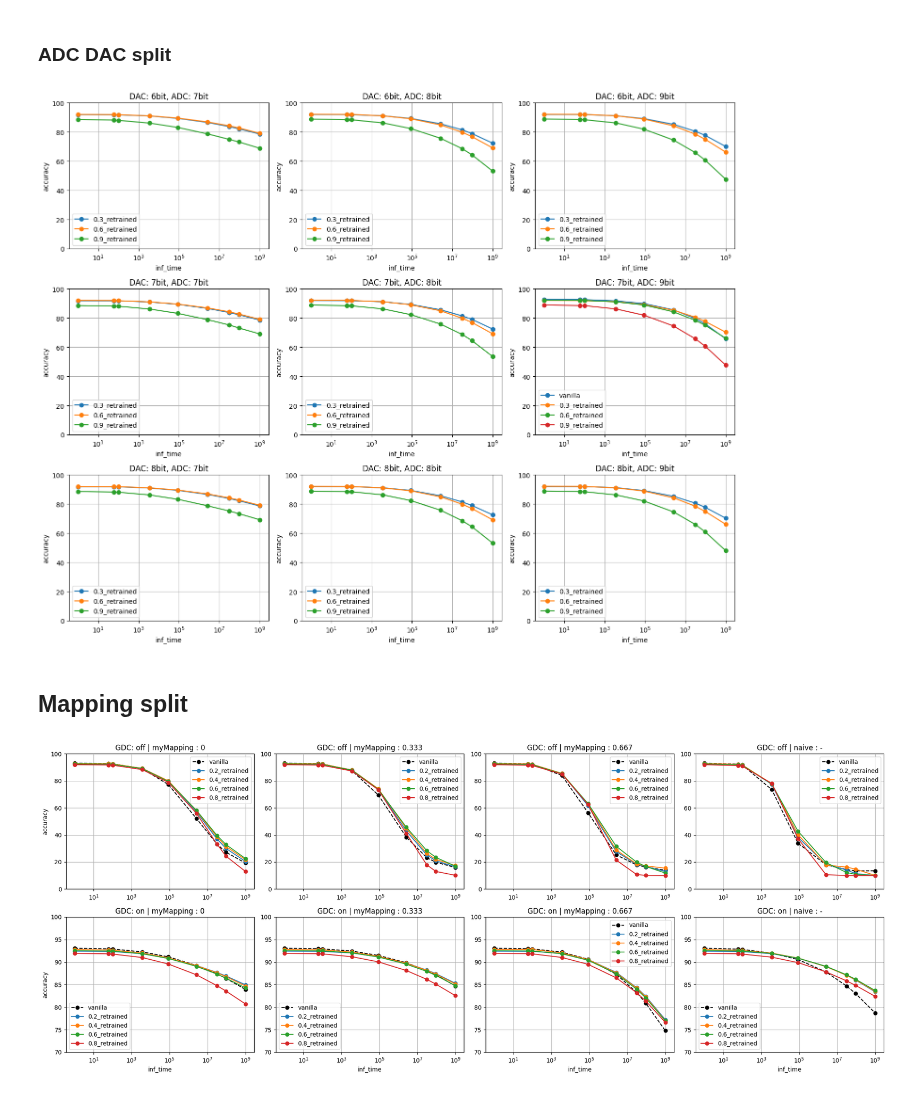
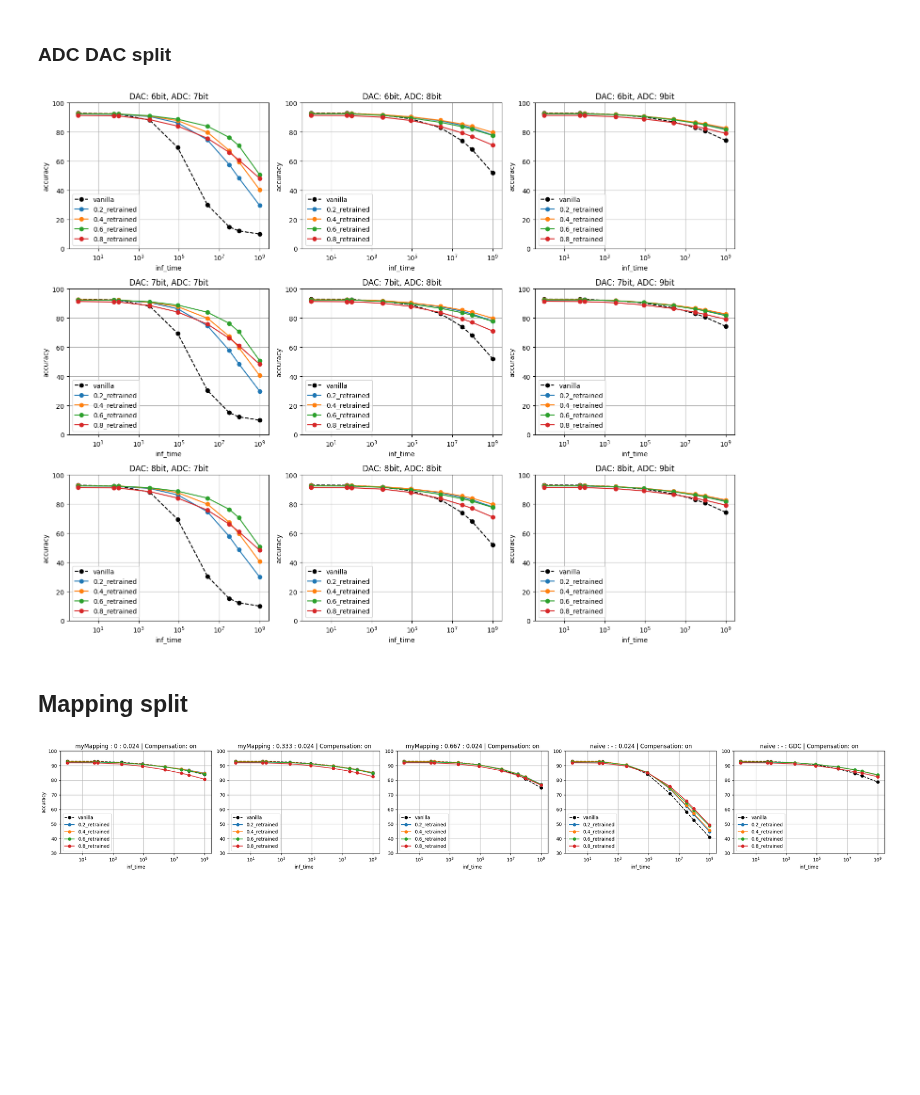
Before and after one commit to PRAM-weight-biasing/PRAM-weight-biasing, a Jupyter notebook: z_data_processing/250710_acc_plot.ipynb, the cells around one changed output. Drawn from its saved outputs; the diff is of its cells as text; code cells hidden in the pictures; blank space fills up the shorter version.

Commit message:
plotting

```diff
--- a/z_data_processing/250710_acc_plot.ipynb
+++ b/z_data_processing/250710_acc_plot.ipynb
@@ -10,13 +22,22 @@ df_raw = df_raw.loc[:, ~df_raw.columns.str.contains("Unnamed:")]
 # %% [markdown]
 ### ADC DAC split
 # %%
+import os
+import numpy as np
+import pandas as pd
+
+file_path = './test_results_r2.5_io.xlsx'
+
+df_raw = pd.read_excel(file_path, engine='openpyxl')
+df_raw = df_raw.loc[:, ~df_raw.columns.str.contains("Unnamed:")]
+
 df = df_raw.copy()
 
 df = df[df['model']=='Resnet18']
 df = df[df['read_noise_scale'] == 0]
 df = df[df['drift_model'] == 'log_rev']
-df = df[df['Gmin']=='default']
-df = df[(df['inp_noise']==0.01)]
+df = df[df['Gmin']==0.1]
+df = df[(df['inp_noise']==0)]
 df = df[(df['GDC']=='on')]
 # %%
 import matplotlib.pyplot as plt
@@ -43,7 +64,11 @@ for i, dac in enumerate(dac_vals):
         subset = df[(df['dac_res'] == dac) & (df['adc_res'] == adc)]
         for model in subset['model_type'].unique():
             model_data = subset[subset['model_type'] == model]
-            ax.plot(model_data['inf_time'], model_data['accuracy'], label=model, marker='o')
+
+            if model=='vanilla':
+                ax.plot(model_data['inf_time'], model_data['accuracy'], label=model, marker='o', color='black', linestyle='--')
+            else:
+                ax.plot(model_data['inf_time'], model_data['accuracy'], label=model, marker='o')
 
         ax.set_title(f'DAC: {dac}, ADC: {adc}')
         ax.set_xlabel('inf_time')
@@ -56,6 +81,6 @@ for i, dac in enumerate(dac_vals):
 plt.tight_layout()
 plt.show()
 # %% [output]
-[figure, old version]
+[figure, new version]
 # %% [markdown]
 ## Mapping split
@@ -74,13 +89,13 @@ import matplotlib.pyplot as plt
 import pandas as pd
 
 # mapping_method 와 distortion_f 를 조합해서 새로운 column 생성
-df['mapping_distortion'] = df['mapping_method'].astype(str) + ' : ' + df['distortion_f'].astype(str)
+df['mapping_distortion'] = df['mapping_method'].astype(str) + ' : ' + df['distortion_f'].astype(str)+' : ' + df['alpha'].astype(str)
 
-# 유일한 값 추출
+# 유일한 값
 gdc_vals = sorted(df['GDC'].unique())
 mapping_distortion_vals = sorted(df['mapping_distortion'].unique())
 
-# GDC (row), mapping_distortion (col)
+# subplot 구조 (row: GDC, column: mapping_distortion)
 fig, axes = plt.subplots(len(gdc_vals), len(mapping_distortion_vals),
                          figsize=(5 * len(mapping_distortion_vals), 4 * len(gdc_vals)),
                          squeeze=False)
@@ -88,35 +103,40 @@ fig, axes = plt.subplots(len(gdc_vals), len(mapping_distortion_vals),
 # plot
 for i, gdc in enumerate(gdc_vals):
     for j, mapping_distortion in enumerate(mapping_distortion_vals):
         ax = axes[i][j]
         subset = df[(df['GDC'] == gdc) & (df['mapping_distortion'] == mapping_distortion)]
+
+        if subset.empty:
+            ax.set_title(f'{mapping_distortion} | Compensation: {gdc}\n(No Data)')
+            ax.axis('off')  # subplot 유지하지만 표시 안 함
+            continue
+
         for model in subset['model_type'].unique():
             model_data = subset[subset['model_type'] == model].sort_values('inf_time')
             if model == 'vanilla':
                 ax.plot(model_data['inf_time'], model_data['accuracy'],
                         label=model, color='black', linestyle='--', marker='o')
             else:
                 ax.plot(model_data['inf_time'], model_data['accuracy'],
                         label=model, marker='o', linestyle='-')
 
-        ax.set_title(f'GDC: {gdc} | {mapping_distortion}')
+        ax.set_title(f'{mapping_distortion} | Compensation: {gdc}')
         if i == len(gdc_vals) - 1:
             ax.set_xlabel('inf_time')
         if j == 0:
             ax.set_ylabel('accuracy')
 
         if gdc == "on":
-            ax.set_ylim(70, 100)
+            ax.set_ylim(30, 100)
         else:
             ax.set_ylim(0, 100)
 
         ax.legend()
         ax.grid(True)
         ax.set_xscale('log')
 
-
 plt.tight_layout()
 plt.show()
 # %% [output]
-[figure, old version]
+[figure, new version]
 # %%
```
Also changed, not shown: parts of 9 cells of this notebook, 1 other file.
